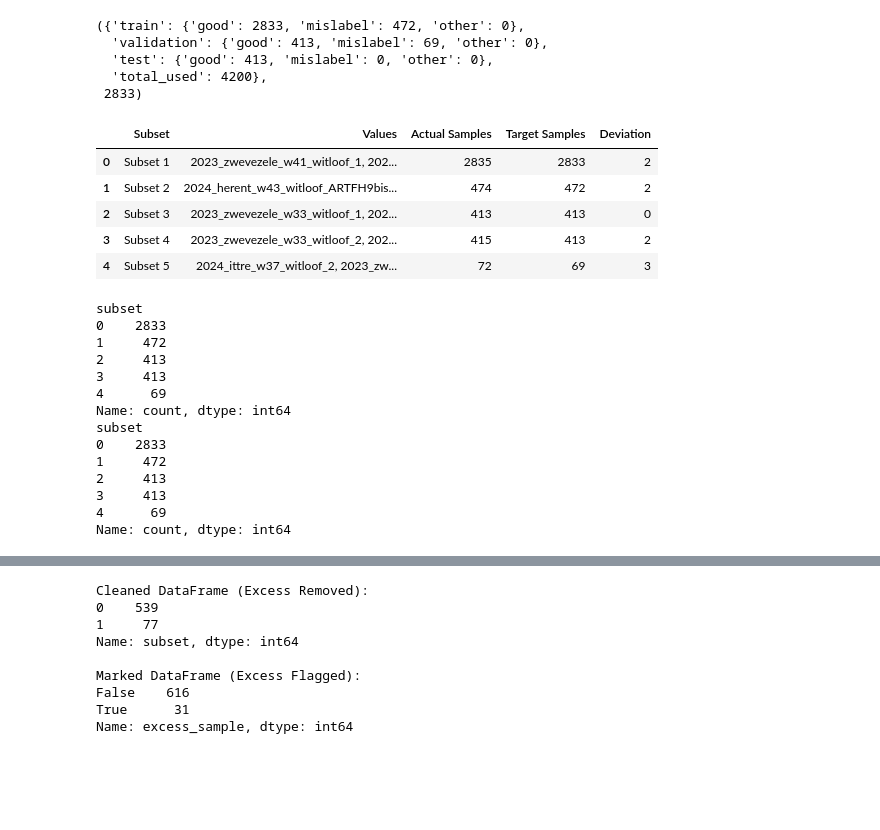
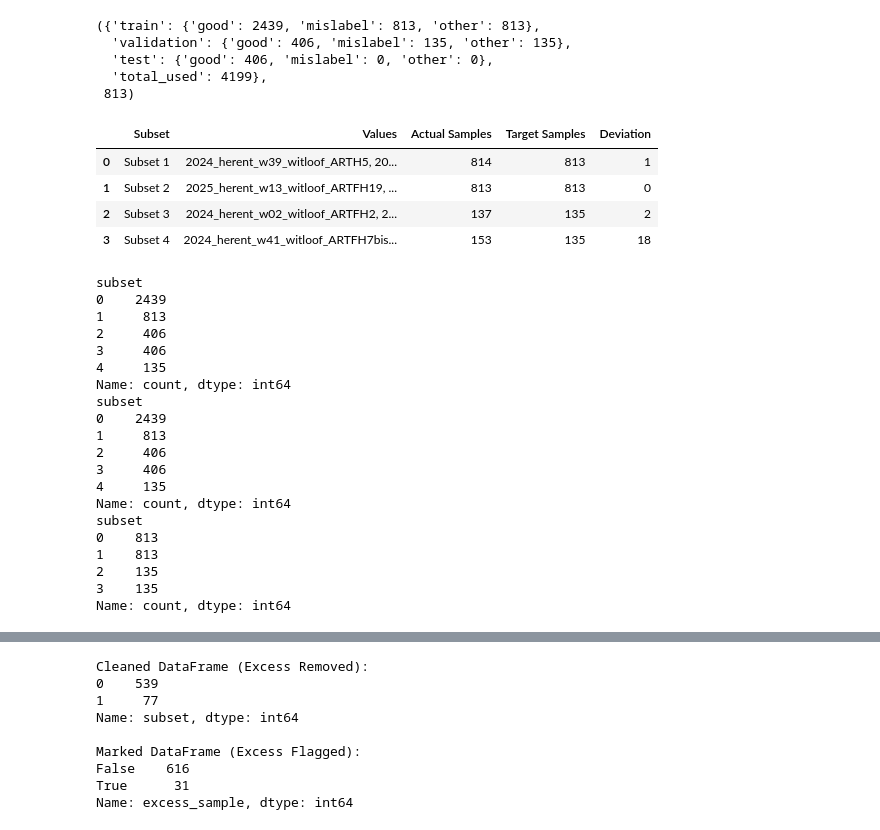
Before and after one commit to lauramartinezes/chimera, a Jupyter notebook: zz_split_dataset.ipynb, the cells around one changed output, grey strips where cells are left out. Saved outputs shown, nothing was run; the diff lists cells and outputs as text; code cells hidden in the pictures; blank space fills up the shorter version.

```diff
--- a/zz_split_dataset.ipynb
+++ b/zz_split_dataset.ipynb
@@ -229,17 +229,19 @@ def calculate_custom_splits(total_samples, train_composition):
     }
 # %%
 total_samples = 4200
-train_composition = {'good': 0.75, 'mislabel': 0.125, 'other': 0.125}
+train_composition = {'good': 0.60, 'mislabel': 0.20, 'other': 0.20}
 
 split_result = calculate_custom_splits(total_samples, train_composition)
+split_result['train']['other'] = split_result['train']['mislabel']
+split_result['validation']['other'] = split_result['validation']['mislabel']
 
-split_result, split_result['train']['good']
+split_result, split_result['train']['other']
 # %% [output]
-({'train': {'good': 2833, 'mislabel': 472, 'other': 0},
-  'validation': {'good': 413, 'mislabel': 69, 'other': 0},
-  'test': {'good': 413, 'mislabel': 0, 'other': 0},
-  'total_used': 4200},
- 2833)
+({'train': {'good': 2439, 'mislabel': 813, 'other': 813},
+  'validation': {'good': 406, 'mislabel': 135, 'other': 135},
+  'test': {'good': 406, 'mislabel': 0, 'other': 0},
+  'total_used': 4199},
+ 813)
 # %%
 # root_dir = r'C:\Users\u0159868\Documents\repos\stickybugs-outliers\data\all_data'
 root_dir = '/home/u0159868/Documents/repos/stickybugs-outliers/data/phoneboxdata'
@@ -247,6 +249,7 @@ root_dir = '/home/u0159868/Documents/repos/stickybugs-outliers/data/phoneboxdata
 # c_folder = os.path.join(root_dir, 'c')
 wmv_folder = os.path.join(root_dir, 'wmv')
 wrl_folder = os.path.join(root_dir, 'wrl')
+trash_folder = os.path.join(root_dir, 'wswl')
 # m_folder = os.path.join(root_dir, 'm')
 # v_folder = os.path.join(root_dir, 'v')
 
@@ -262,6 +265,7 @@ wrl_folder = os.path.join(root_dir, 'wrl')
 # df_c = get_df(c_folder)
 df_wmv = get_df(wmv_folder)
 df_wrl = get_df(wrl_folder)
+df_trash = get_df(trash_folder)
 # df_m = get_df(m_folder)
 # df_v = get_df(v_folder)
 
@@ -301,6 +305,13 @@ df_wrl_subsets, assignment_summary_wrl = get_df_subsets(df_wrl, [
     split_result['validation']['good'],
     split_result['validation']['mislabel']
     ])
+df_trash_subsets, assignment_summary_trash = get_df_subsets(df_trash, [
+    split_result['train']['other'],
+    split_result['train']['other'],
+    split_result['validation']['other'],
+    split_result['validation']['other'],
+    ])
+
 # df_m_subsets, assignment_summary_m = get_df_subsets(df_m, [split_result['train']['good'], 219, 219, 205, 34], random_seed=423)
 # df_v_subsets, assignment_summary_v = get_df_subsets(df_v, [
 #     split_result['train']['good'],
@@ -317,37 +328,44 @@ df_wrl_subsets, assignment_summary_wrl = get_df_subsets(df_wrl, [
 #     split_result['validation']['other'],
 #     split_result['validation']['other']
 #     ])
-# %%
-assignment_summary_wmv
-# %% [output]
-|  | Subset | Values | Actual Samples | Target Samples | Deviation |
-| 0 | Subset 1 | 2023_zwevezele_w41_witloof_1, 202... | 2835 | 2833 | 2 |
-| 1 | Subset 2 | 2024_herent_w43_witloof_ARTFH9bis... | 474 | 472 | 2 |
-| 2 | Subset 3 | 2023_zwevezele_w33_witloof_1, 202... | 413 | 413 | 0 |
-| 3 | Subset 4 | 2023_zwevezele_w33_witloof_2, 202... | 415 | 413 | 2 |
-| 4 | Subset 5 | 2024_ittre_w37_witloof_2, 2023_zw... | 72 | 69 | 3 |
+# %%
+assignment_summary_trash
+# %% [output]
+|  | Subset | Values | Actual Samples | Target Samples | Deviation |
+| 0 | Subset 1 | 2024_herent_w39_witloof_ARTH5, 20... | 814 | 813 | 1 |
+| 1 | Subset 2 | 2025_herent_w13_witloof_ARTFH19, ... | 813 | 813 | 0 |
+| 2 | Subset 3 | 2024_herent_w02_witloof_ARTFH2, 2... | 137 | 135 | 2 |
+| 3 | Subset 4 | 2024_herent_w41_witloof_ARTFH7bis... | 153 | 135 | 18 |
 # %%
 # print(df_c_subsets['subset'].value_counts())
 print(df_wmv_subsets['subset'].value_counts())
 print(df_wrl_subsets['subset'].value_counts())
+print(df_trash_subsets['subset'].value_counts())
+
 #print(df_m_subsets['subset'].value_counts())
 # print(df_v_subsets['subset'].value_counts())
 # print(df_trash_subsets['subset'].value_counts())
 # %% [output]
 subset
-0    2833
-1     472
-2     413
-3     413
-4      69
+0    2439
+1     813
+2     406
+3     406
+4     135
 Name: count, dtype: int64
 subset
-0    2833
-1     472
-2     413
-3     413
-4      69
+0    2439
+1     813
+2     406
+3     406
+4     135
 Name: count, dtype: int64
+subset
+0    813
+1    813
+2    135
+3    135
+Name: count, dtype: int64
 # %%
 # # 75 12.5 12.5 split
 # df_c_subsets, assignment_summary_c = get_df_subsets(df_c, [1315, 219, 219, 205, 34])
```
Also changed, not shown: parts of 2 cells of this notebook, 25 other files.
